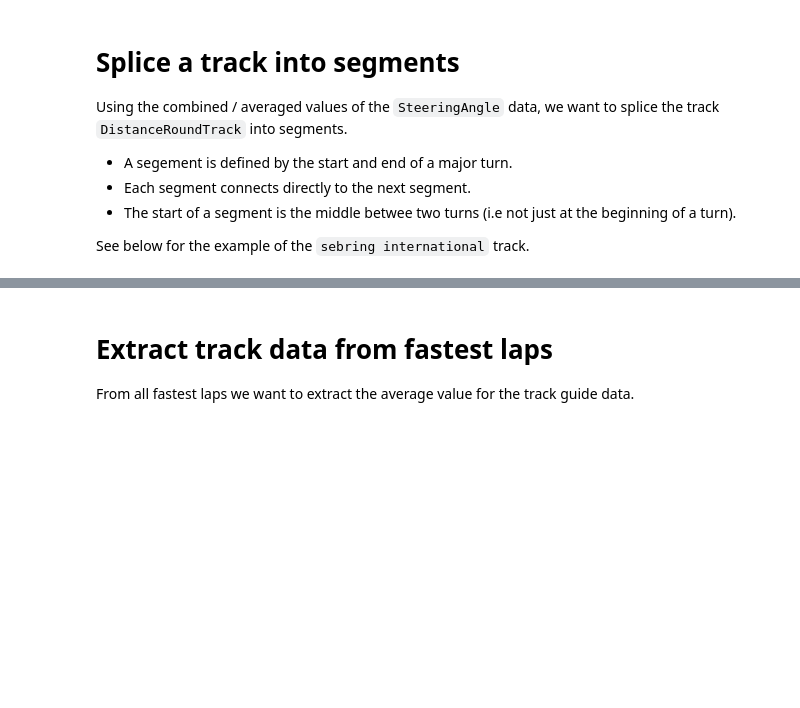
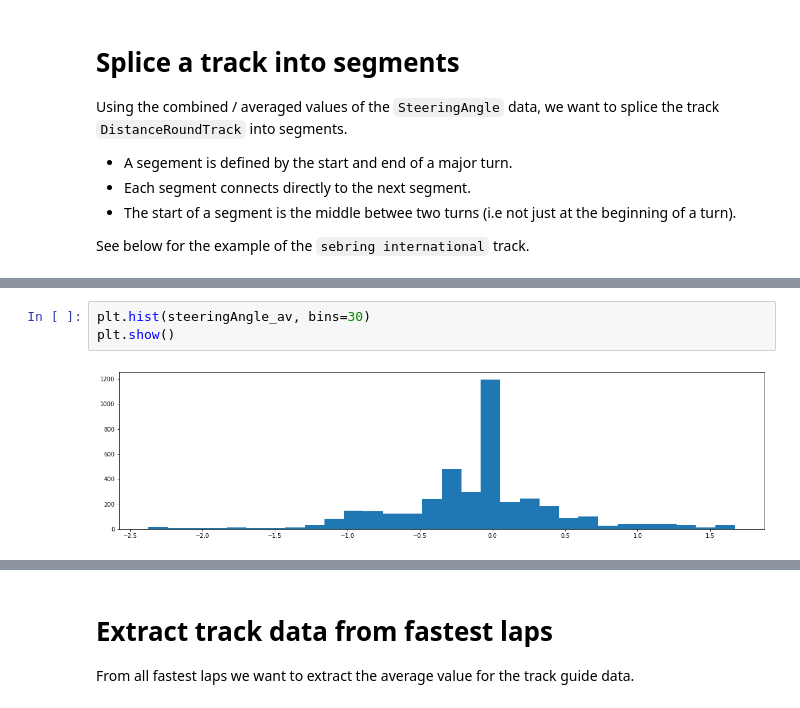
Before and after one commit to b4mad/racing, a Jupyter notebook: notebooks/fast_lap_analysis.ipynb, the cells around one changed output, grey strips where cells are left out. Cells and saved outputs as stored; diff of their text form; blank space fills up the shorter version.

```diff
--- a/notebooks/fast_lap_analysis.ipynb
+++ b/notebooks/fast_lap_analysis.ipynb
@@ -404,0 +443,5 @@ for i,a in enumerate(ax):
+# %%
+plt.hist(steeringAngle_av, bins=30)
+plt.show()
+# %% [output]
+[figure, added]
```
Also changed, not shown: parts of 14 cells of this notebook.
